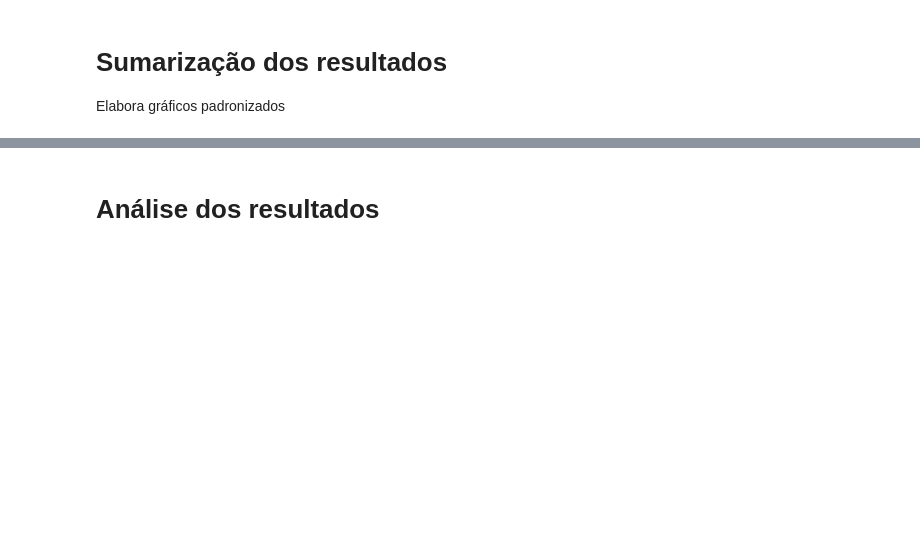
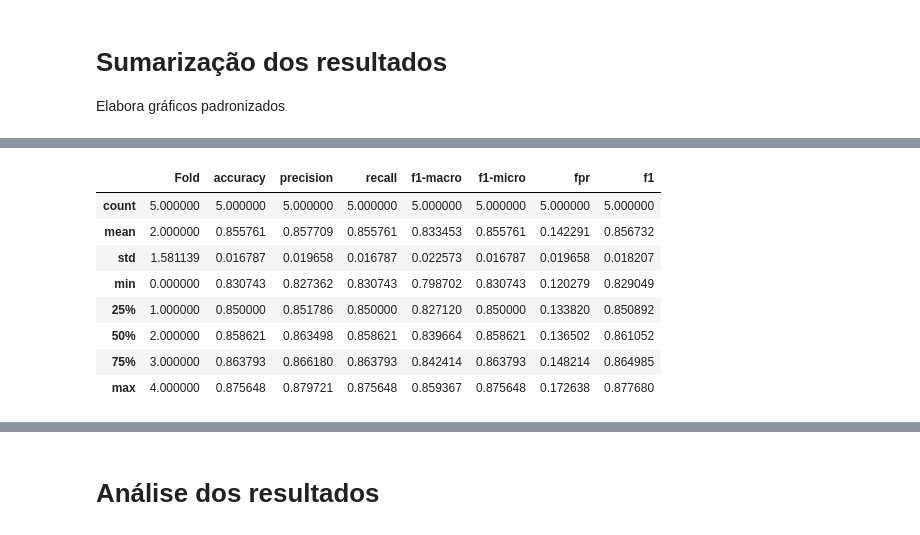
Before and after one commit to leonardoazzi/bert-misinfo-covid19, a Jupyter notebook: results.ipynb, the cells around one changed output, grey strips where cells are left out. Cells and saved outputs as stored; diff of their text form; code cells hidden in the pictures; blank space fills up the shorter version.

```diff
--- a/results.ipynb
+++ b/results.ipynb
@@ -19,3 +31,15 @@ bert_full_df
+# %%
+bert_full_df.describe()
+# %% [output]
+|  | Fold | accuracy | precision | recall | f1-macro | f1-micro | fpr | f1 |
+| count | 5.000000 | 5.000000 | 5.000000 | 5.000000 | 5.000000 | 5.000000 | 5.000000 | 5.000000 |
+| mean | 2.000000 | 0.855761 | 0.857709 | 0.855761 | 0.833453 | 0.855761 | 0.142291 | 0.856732 |
+| std | 1.581139 | 0.016787 | 0.019658 | 0.016787 | 0.022573 | 0.016787 | 0.019658 | 0.018207 |
+| min | 0.000000 | 0.830743 | 0.827362 | 0.830743 | 0.798702 | 0.830743 | 0.120279 | 0.829049 |
+| 25% | 1.000000 | 0.850000 | 0.851786 | 0.850000 | 0.827120 | 0.850000 | 0.133820 | 0.850892 |
+| 50% | 2.000000 | 0.858621 | 0.863498 | 0.858621 | 0.839664 | 0.858621 | 0.136502 | 0.861052 |
+| 75% | 3.000000 | 0.863793 | 0.866180 | 0.863793 | 0.842414 | 0.863793 | 0.148214 | 0.864985 |
+| max | 4.000000 | 0.875648 | 0.879721 | 0.875648 | 0.859367 | 0.875648 | 0.172638 | 0.877680 |
 # %%
 bert_nostarturl_df = pd.read_csv('./bert/covidbr_nostarturl_bert_metrics_kfold.csv', index_col=0)
 bert_nostarturl_df['dataset'] = 'covidbr_no_starturl'
```
Also changed, not shown: parts of 29 cells of this notebook, 15 other files.
